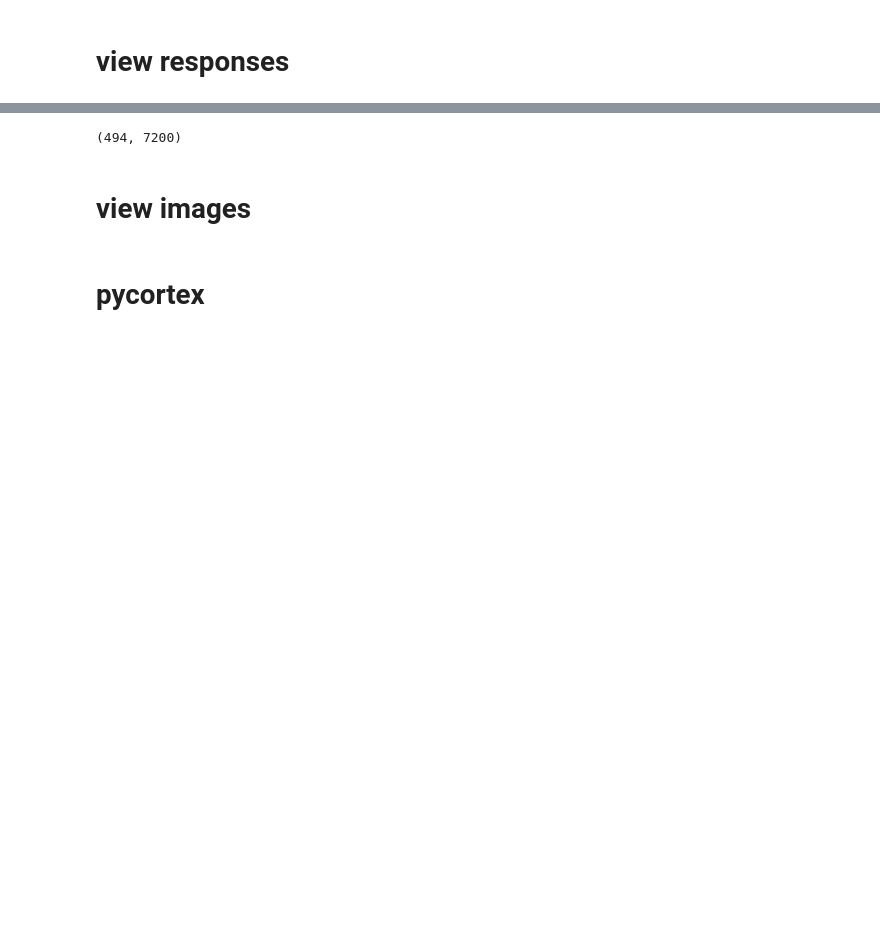
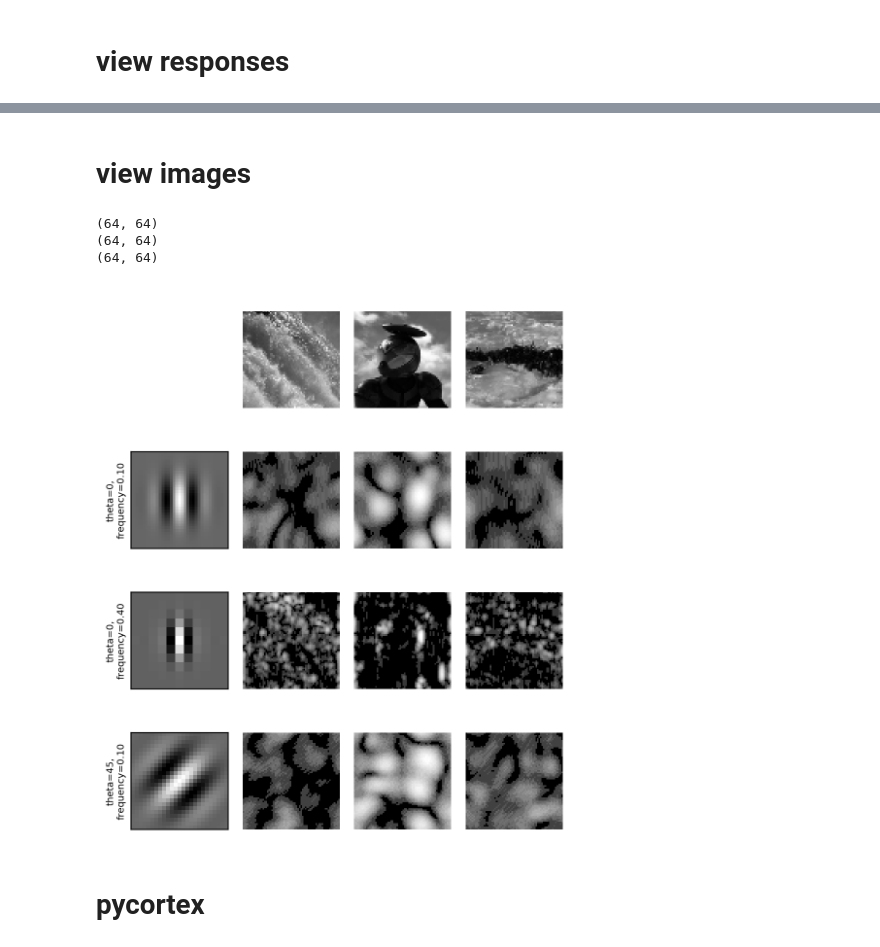
Before and after one commit to csinva/dnn-experiments, a Jupyter notebook: linear_experiments/fmri/fmri_download.ipynb, the cells around one changed output, grey strips where cells are left out. Saved outputs shown, nothing was run; the diff lists cells and outputs as text; code cells hidden in the pictures; blank space fills up the shorter version.

Commit message:
working filter bank

```diff
--- a/linear_experiments/fmri/fmri_download.ipynb
+++ b/linear_experiments/fmri/fmri_download.ipynb
@@ -67,4 +70,0 @@ v1lh_idx.shape
-# %%
-v1lh_resp.shape
-# %% [output]
-(494, 7200)
@@ -71,2 +75,19 @@ v1lh_resp.shape
+# %%
+f2 = tables.open_file(oj(out_dir, 'Stimuli.mat'))
+
+SAMPLING_FREQ = 15
+DOWNSAMPLE = 2
+OFFSET = SAMPLING_FREQ // 2
+ims = np.zeros((7200, 128 // DOWNSAMPLE, 128 // DOWNSAMPLE)).astype(np.int)
+for i in tqdm(range(7200)):
+    ims[i] = deepcopy(f2.get_node('/st')[OFFSET + i * SAMPLING_FREQ].transpose())[::DOWNSAMPLE, ::DOWNSAMPLE].mean(axis=-1)
+
+# save images to file
+out_name = oj(out_dir, 'out_st.h5')
+if os.path.exists(out_name):
+    os.remove(out_name)
+f = h5py.File(out_name, 'w')
+f['data'] = ims
+f.close()
 # %% [markdown]
 # view images
@@ -89,11 +103,9 @@ for theta in range(4):
             kernels.append(kernel)
 
 
-shrink = (slice(0, None, 3), slice(0, None, 3))
-brick = img_as_float(data.brick())[shrink]
-grass = img_as_float(data.grass())[shrink]
-gravel = img_as_float(data.gravel())[shrink]
-image_names = ['brick', 'grass', 'gravel']
+brick = h5py.File(out_name, 'r')['data'][0]
+grass = h5py.File(out_name, 'r')['data'][100]
+gravel = h5py.File(out_name, 'r')['data'][300]
 images = [brick, grass, gravel]
 
 
@@ -108,6 +120,8 @@ def feats(image, kernel):
                   ndi.convolve(image, np.imag(kernel), mode='wrap')**2)
     return np.log(1 + mag)
 
+
+
 # Plot a selection of the filter bank kernels and their responses.
 results = []
 kernel_params = []
@@ -120,43 +134,44 @@ for theta in [0, 1]:
         results.append((kernel, [feats(img, kernel) for img in images])) # Save kernel and the power image for each image
 
 fig, axes = plt.subplots(nrows=4, ncols=4, figsize=(5, 6), dpi=200)
-# plt.gray()
-fig.suptitle('Image responses for Gabor filter kernels', fontsize=12)
+plt.gray()
 
 axes[0][0].axis('off')
 
 
 # Plot original images
-for label, img, ax in zip(image_names, images, axes[0][1:]):
+for img, ax in zip(images, axes[0][1:]):
     ax.imshow(img)
-    ax.set_title(label, fontsize=9)
     ax.axis('off')
 
 for label, (kernel, feats), ax_row in zip(kernel_params, results, axes[1:]):
     # Plot Gabor kernel
     ax = ax_row[0]
     ax.imshow(np.real(kernel))
     ax.set_ylabel(label, fontsize=7)
     ax.set_xticks([])
     ax.set_yticks([])
 
 for label, (kernel, feats), ax_row in zip(kernel_params, results, axes[1:]):
-    # Plot Gabor kernel
     ax = ax_row[2]
-    ax.imshow(np.imag(kernel))
-    ax.set_ylabel(label, fontsize=7)
     ax.set_xticks([])
     ax.set_yticks([])
 
     # Plot Gabor responses with the contrast normalized for each filter
+    print(feats[0].shape)
     vmin = np.min(feats)
     vmax = np.max(feats)
     for patch, ax in zip(feats, ax_row[1:]):
         ax.imshow(patch, vmin=vmin, vmax=vmax)
         ax.axis('off')
 
 plt.tight_layout()
 plt.show()
+# %% [output]
+(64, 64)
+(64, 64)
+(64, 64)
+[figure, added]
 # %% [markdown]
 # pycortex
 # %%
```
Also changed, not shown: parts of 6 cells of this notebook.
